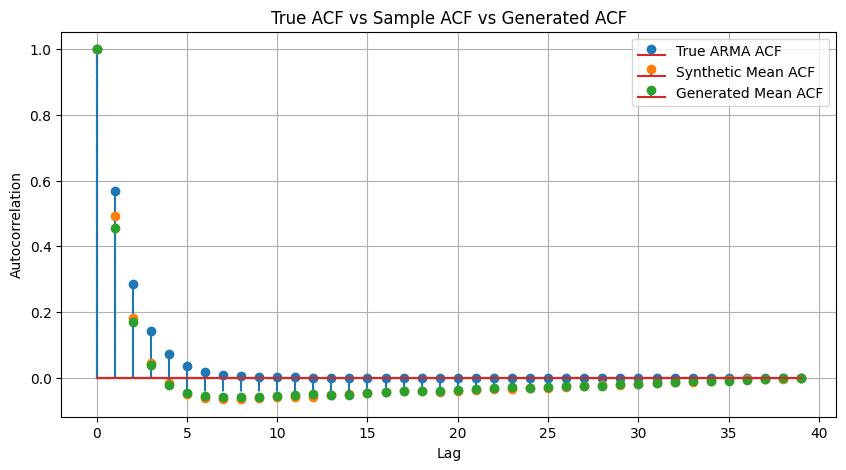
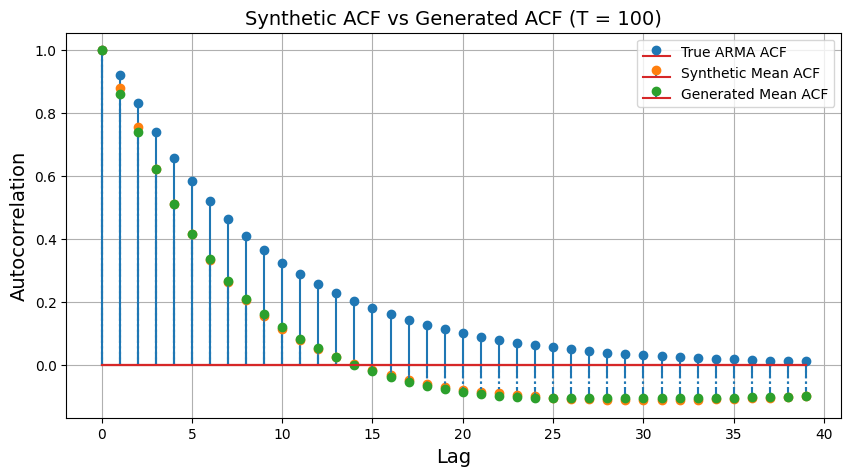
The change to this notebook cell's code, shown as a diff; its figure went from the first image to the second:
--- before
+++ after
@@ -28,8 +28,13 @@
 # )
 
-plt.xlabel("Lag")
-plt.ylabel("Autocorrelation")
-plt.title("True ACF vs Sample ACF vs Generated ACF")
+plt.xlabel("Lag", fontsize=14)
+plt.ylabel("Autocorrelation", fontsize=14)
+# plt.title("True ACF vs Sample ACF vs Generated ACF")
+plt.title("Synthetic ACF vs Generated ACF (T = 100)", fontsize=14)
 plt.legend()
 plt.grid(True)
+
+plt.savefig('ACF_T100_truth.png', dpi=300, bbox_inches='tight')
+
 plt.show()
+

Commit: add a fig